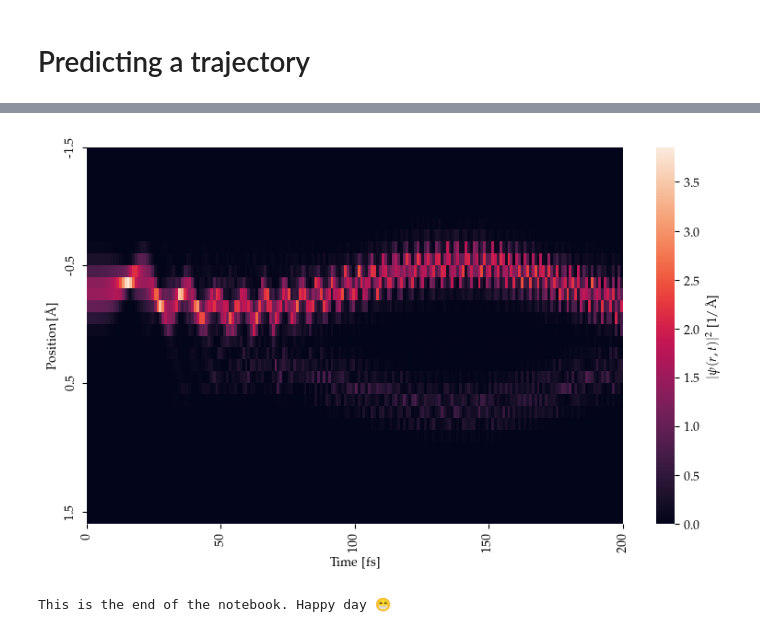
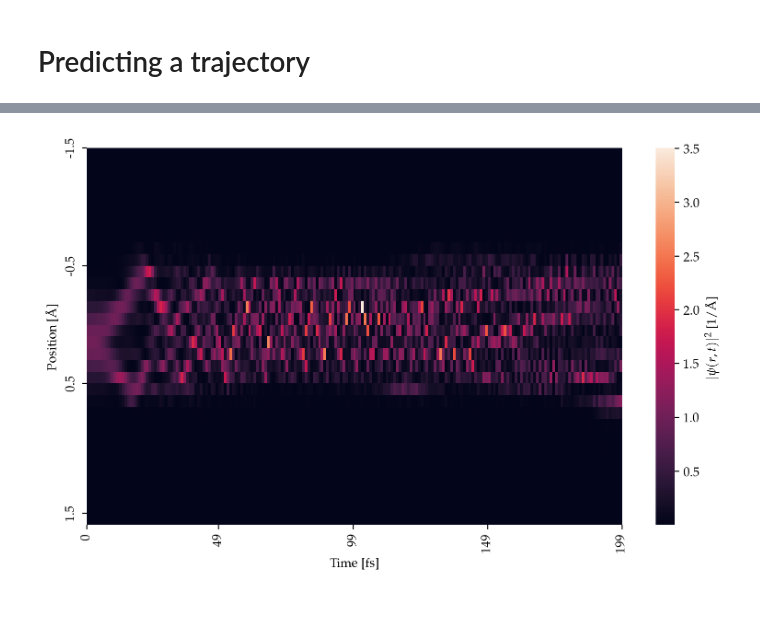
Before and after one commit to Jessi-MM/LSTM_PropagatorLearning, a Jupyter notebook: notebooks/new_03_predictions_visualization.ipynb, the cells around one changed output, grey strips where cells are left out. Drawn from its saved outputs; the diff is of its cells as text; code cells hidden in the pictures.

```diff
--- a/notebooks/new_03_predictions_visualization.ipynb
+++ b/notebooks/new_03_predictions_visualization.ipynb
@@ -304,8 +105,0 @@ torch.Size([200, 64])
-# %%
-# ground truth for comparison
-true_X = torch.tensor(X[trajectory_index], dtype=torch.float32)
-
-# choose some time steps to check
-timesteps_to_plot = [100, 150, 199]  # after roll-out
-
-plot_wavefunction_comparison(true_X, pred_psi, timesteps_to_plot, num_grid_points)
@@ -465,10 +233,11 @@ import numpy as np
 import torch
 
 def plot_wavefunction_heatmap(X, dat=0, grid_range=(-1.5, 1.5), n_xticks=5,
-                              n_yticks=4, save_path=None,
-                              time_slice=None,
-                              is_delta=False,
-                              initial_input=None):
+                            n_yticks=4, save_path=None,
+                            time_slice=None,
+                            is_psi_pred = False,
+                            is_delta=False,
+                            initial_input=None):
     """
     Plots a heatmap of |psi(r, t)|^2 over space and time (optionally sliced in time).
 
@@ -480,14 +249,14 @@ def plot_wavefunction_heatmap(X, dat=0, grid_range=(-1.5, 1.5), n_xticks=5,
         n_xticks (int): Number of ticks on the time axis.
         n_yticks (int): Number of ticks on the position axis.
         save_path (str or None): If provided, saves the plot to this path.
-        time_slice (tuple or None): Optional (start, end) indices to slice the time axis.
+        time_slice (tuple or None): Optional (start, end) indices to slice the time axis.4
         is_delta (bool): If True, assumes X contains Δψ and reconstructs ψ.
         initial_input (tensor or None): Required if is_delta=True.
                                         Should be the original input tensor to extract ψ(t=0).
     """
 
     num_trajectories, num_timesteps, num_features = X.shape
-    num_grid_points = num_features // 2 if is_delta else num_features // 3
+    num_grid_points = num_features // 2 if is_delta or is_psi_pred else num_features // 3
     time_range_fs = num_timesteps
 
     assert dat < num_trajectories, f"Trajectory index {dat} out of bounds!"
@@ -572,9 +333,6 @@ plot_wavefunction_heatmap(X=prediction_seq, dat=0, is_delta=True, initial_input=
-# %%
-plot_wavefunction_heatmap(X=input_seq, dat=0)
-# It would be the same as the output, but without the initial wavefunction at t=0.
-# %% [output]
-[figure, removed]
-# %%
-print("This is the end of the notebook. Happy day 😁")
-# %% [output]
-This is the end of the notebook. Happy day 😁
+# %%
+plot_wavefunction_heatmap(X=generated_psi.unsqueeze(0), dat=0, grid_range=(-1.5, 1.5),
+                          n_xticks=5, n_yticks=4, save_path=None,
+                          time_slice=None, is_delta=False, is_psi_pred=True)
+# %% [output]
+[figure, added]
```
Also changed, not shown: parts of 26 cells of this notebook, 1 other file.
